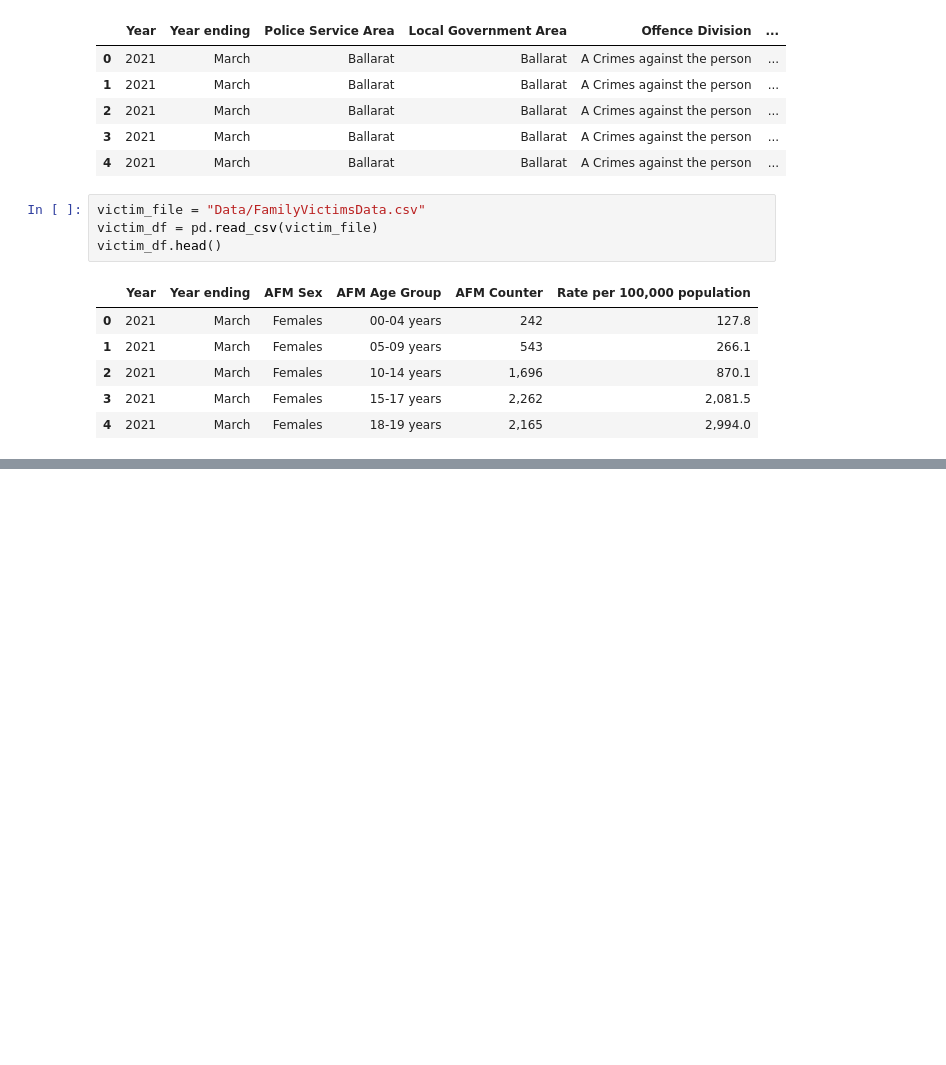
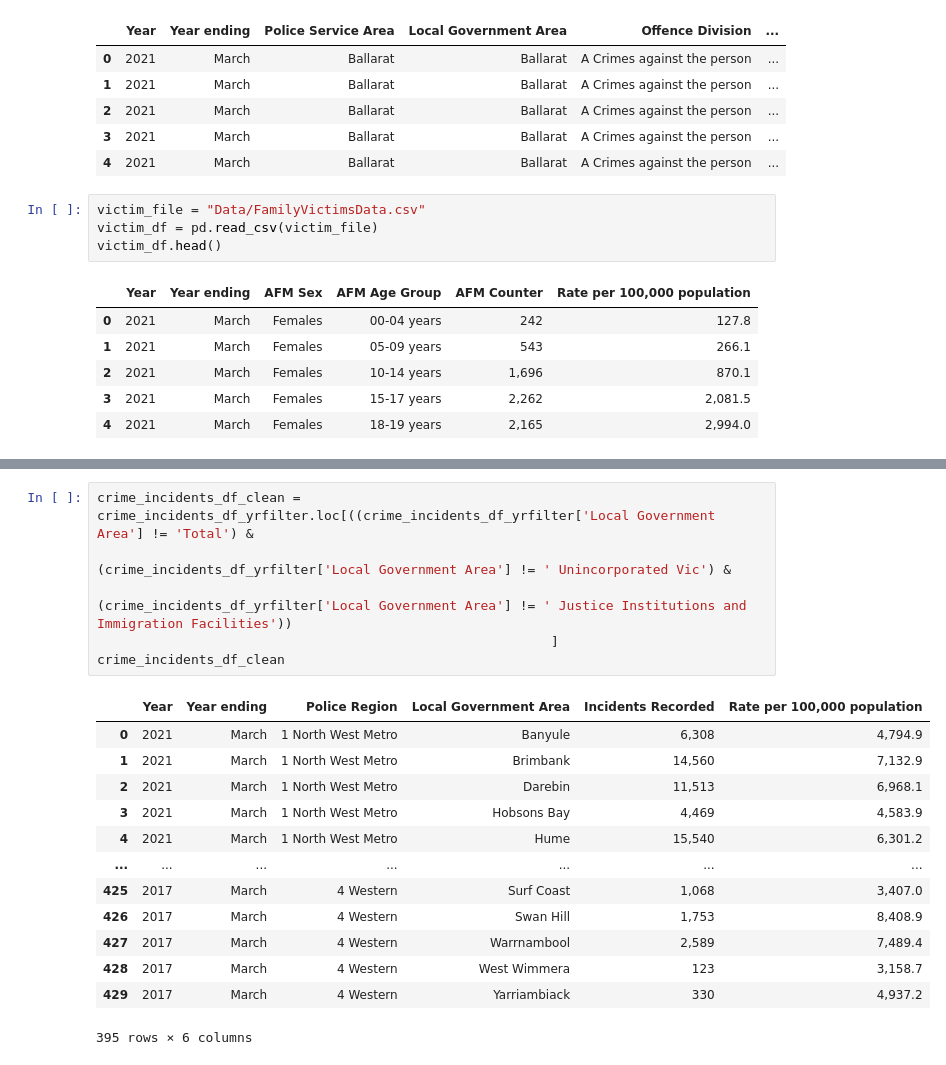
Before and after one commit to sherintm/crimedata-viz, a Jupyter notebook: CrimeData.ipynb, the cells around one changed output, grey strips where cells are left out. Cells and saved outputs as stored; diff of their text form; blank space fills up the shorter version.

```diff
--- a/CrimeData.ipynb
+++ b/CrimeData.ipynb
@@ -40,0 +74,20 @@ victim_df.head()
+# %%
+crime_incidents_df_clean = crime_incidents_df_yrfilter.loc[((crime_incidents_df_yrfilter['Local Government Area'] != 'Total') &
+                                                           (crime_incidents_df_yrfilter['Local Government Area'] != ' Unincorporated Vic') &
+                                                           (crime_incidents_df_yrfilter['Local Government Area'] != ' Justice Institutions and Immigration Facilities'))
+                                                          ]
+crime_incidents_df_clean
+# %% [output]
+|  | Year | Year ending | Police Region | Local Government Area | Incidents Recorded | Rate per 100,000 population |
+| 0 | 2021 | March | 1 North West Metro | Banyule | 6,308 | 4,794.9 |
+| 1 | 2021 | March | 1 North West Metro | Brimbank | 14,560 | 7,132.9 |
+| 2 | 2021 | March | 1 North West Metro | Darebin | 11,513 | 6,968.1 |
+| 3 | 2021 | March | 1 North West Metro | Hobsons Bay | 4,469 | 4,583.9 |
+| 4 | 2021 | March | 1 North West Metro | Hume | 15,540 | 6,301.2 |
+| ... | ... | ... | ... | ... | ... | ... |
+| 425 | 2017 | March | 4 Western | Surf Coast | 1,068 | 3,407.0 |
+| 426 | 2017 | March | 4 Western | Swan Hill | 1,753 | 8,408.9 |
+| 427 | 2017 | March | 4 Western | Warrnambool | 2,589 | 7,489.4 |
+| 428 | 2017 | March | 4 Western | West Wimmera | 123 | 3,158.7 |
+| 429 | 2017 | March | 4 Western | Yarriambiack | 330 | 4,937.2 |
+395 rows × 6 columns
```
Also changed, not shown: parts of 10 cells of this notebook.
